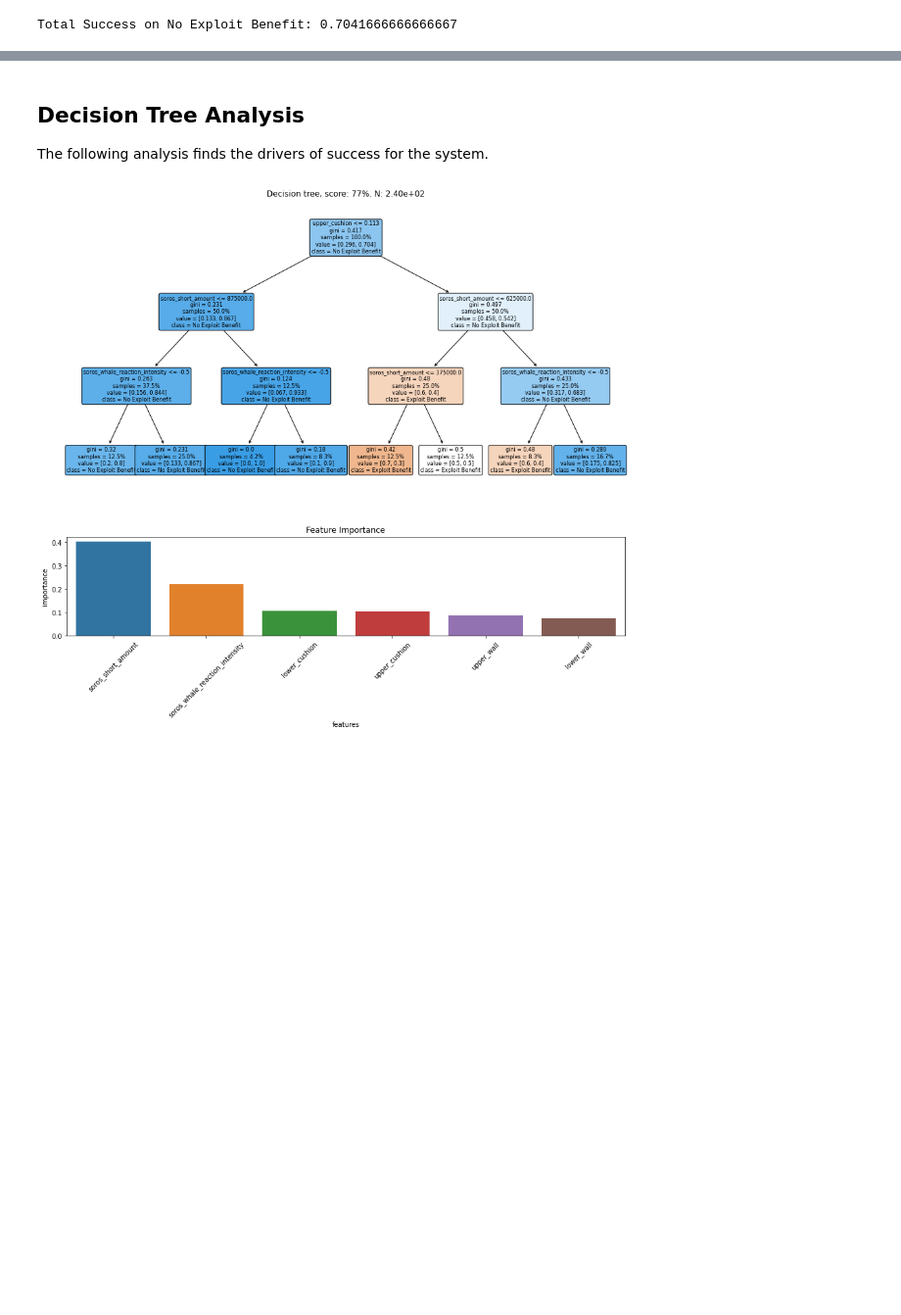
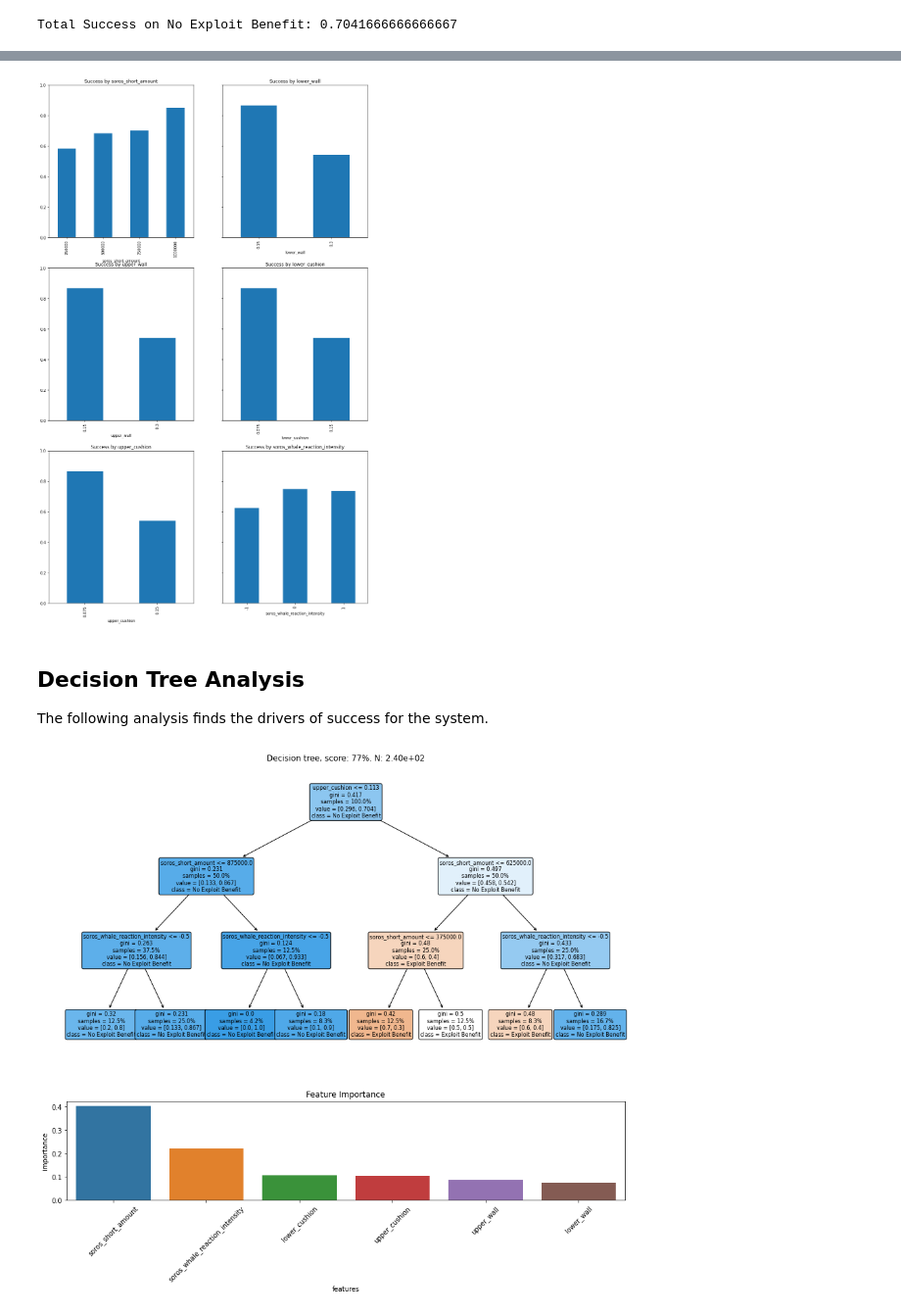
Before and after one commit to OlympusDAO/olympus-digital-twin, a Jupyter notebook: Pseudo-Soros Attack Research.ipynb, the cells around one changed output, grey strips where cells are left out. Shown at 98% size. Saved outputs shown, nothing was run; the diff lists cells and outputs as text; code cells hidden in the pictures; blank space fills up the shorter version.

```diff
--- a/Pseudo-Soros Attack Research.ipynb
+++ b/Pseudo-Soros Attack Research.ipynb
@@ -254,3 +239,21 @@ plt.show()
+# %%
+fig, axes = plt.subplots(nrows=3,
+             ncols=2,
+             sharey=True,
+            figsize = (15, 25))
+
+for i, col_var in enumerate(['soros_short_amount',"lower_wall","upper_wall",
+                         "lower_cushion", "upper_cushion",
+                         "soros_whale_reaction_intensity"]):
+    row = i // 2
+    col = i % 2
+    ax = axes[row][col]
+    success_metrics.groupby(col_var)["no_exploit_benefit"].mean().plot(kind='bar', ax=ax)
+    ax.set_title("Success by {}".format(col_var))
+plt.ylim([0, 1])
+plt.show()
+# %% [output]
+[figure, added]
 # %% [markdown]
 ## Decision Tree Analysis
 
```
Also changed, not shown: parts of 13 cells of this notebook.
